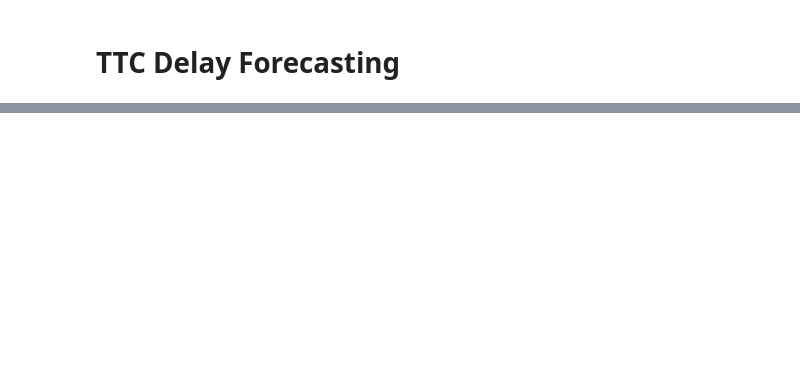
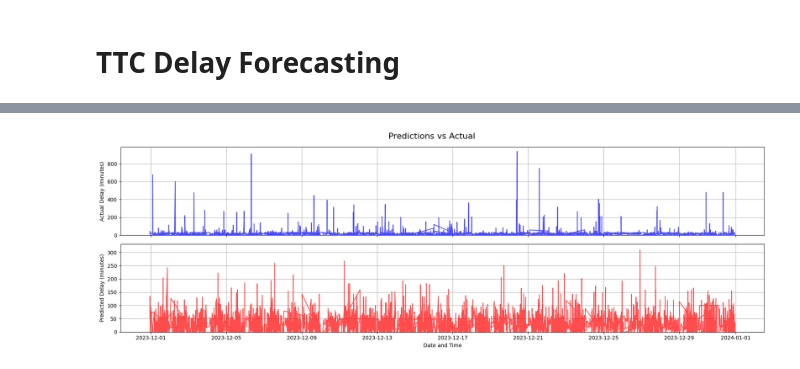
Before and after one commit to jaden-hong/AISE4010_project, a Jupyter notebook: ttc_project.ipynb, the cells around one changed output, grey strips where cells are left out. Saved outputs shown, nothing was run; the diff lists cells and outputs as text; code cells hidden in the pictures; blank space fills up the shorter version.

```diff
--- a/ttc_project.ipynb
+++ b/ttc_project.ipynb
@@ -314,0 +406,74 @@ test_model(history,lstm_model,X_train, X_test, y_train, y_test)
+# %%
+import numpy as np
+import pandas as pd
+import matplotlib.pyplot as plt
+
+def plot_predictions_vs_real(y_test, y_test_pred, X_test, scaler, output_index=0, title="Predictions vs Actual"):
+    """
+    Plots the predicted vs actual values on separate plots, limited to the last month.
+
+    Parameters:
+    - y_test: Ground truth values (2D array with shape [samples, n_outputs]).
+    - y_test_pred: Predicted values (2D array with shape [samples, n_outputs]).
+    - X_test: Input features (3D array with time steps and features).
+    - scaler: Scaler used to scale the data (e.g., StandardScaler).
+    - output_index: Index of the output time step you want to plot (0-based).
+    - title: Title for the plot.
+    """
+    # Extract only the output_index-th output for both y_test and y_test_pred
+    y_test_single = y_test[:, output_index]
+    y_test_pred_single = y_test_pred[:, output_index]
+
+    # Ensure data is 1D
+    y_test_single = y_test_single.flatten()
+    y_test_pred_single = y_test_pred_single.flatten()
+
+    # Unscale the data
+    y_test_unscaled = scaler.inverse_transform(y_test_single.reshape(-1, 1)).flatten()
+    y_test_pred_unscaled = scaler.inverse_transform(y_test_pred_single.reshape(-1, 1)).flatten()
+
+    # Extract datetime features from X_test
+    datetime_features = X_test[:, :, -5:]  # Last 5 columns for datetime features (year, month, etc.)
+    last_timestep_datetime = datetime_features[:, -1, :]  # Take datetime info from the last time step
+
+    # Create a DataFrame for datetime information
+    datetime_df = pd.DataFrame(last_timestep_datetime, columns=['year', 'month', 'day', 'hour', 'minute'])
+    datetime_df['datetime'] = pd.to_datetime(datetime_df[['year', 'month', 'day', 'hour', 'minute']])
+
+    # Filter the datetime range to the last month
+    datetime_df['datetime'] = pd.to_datetime(datetime_df['datetime'])
+    last_month = datetime_df['datetime'].max() - pd.DateOffset(months=1)
+    datetime_df = datetime_df[datetime_df['datetime'] >= last_month]
+
+    # Filter the data for the last month
+    y_test_unscaled_month = y_test_unscaled[datetime_df.index]
+    y_test_pred_unscaled_month = y_test_pred_unscaled[datetime_df.index]
+
+    # Plotting the results with separate plots for actual and predicted values
+    fig, axs = plt.subplots(2, 1, figsize=(18, 6), sharex=True)
+
+    # Plot actual values
+    axs[0].plot(datetime_df['datetime'], y_test_unscaled_month, label="Actual", color="blue", alpha=0.7)
+    axs[0].set_ylabel("Actual Delay (minutes)")
+    axs[0].set_ylim(bottom=0)
+    axs[0].grid(True)
+
+    # Plot predicted values
+    axs[1].plot(datetime_df['datetime'], y_test_pred_unscaled_month, label="Predicted", color="red", alpha=0.7)
+    axs[1].set_xlabel("Date and Time")
+    axs[1].set_ylabel("Predicted Delay (minutes)")
+    axs[1].set_ylim(bottom=0)
+    axs[1].grid(True)
+
+    # Set the main title for the entire figure
+    fig.suptitle(title, fontsize=16)
+
+    # Adjust layout and show the plot
+    plt.tight_layout()
+    plt.show()
+
+
+# Call the plotting function
+plot_predictions_vs_real(y_test, y_test_pred, X_test, scaler, output_index=0)
+# %% [output]
+[figure, added]
```
Also changed, not shown: parts of 14 cells of this notebook.
